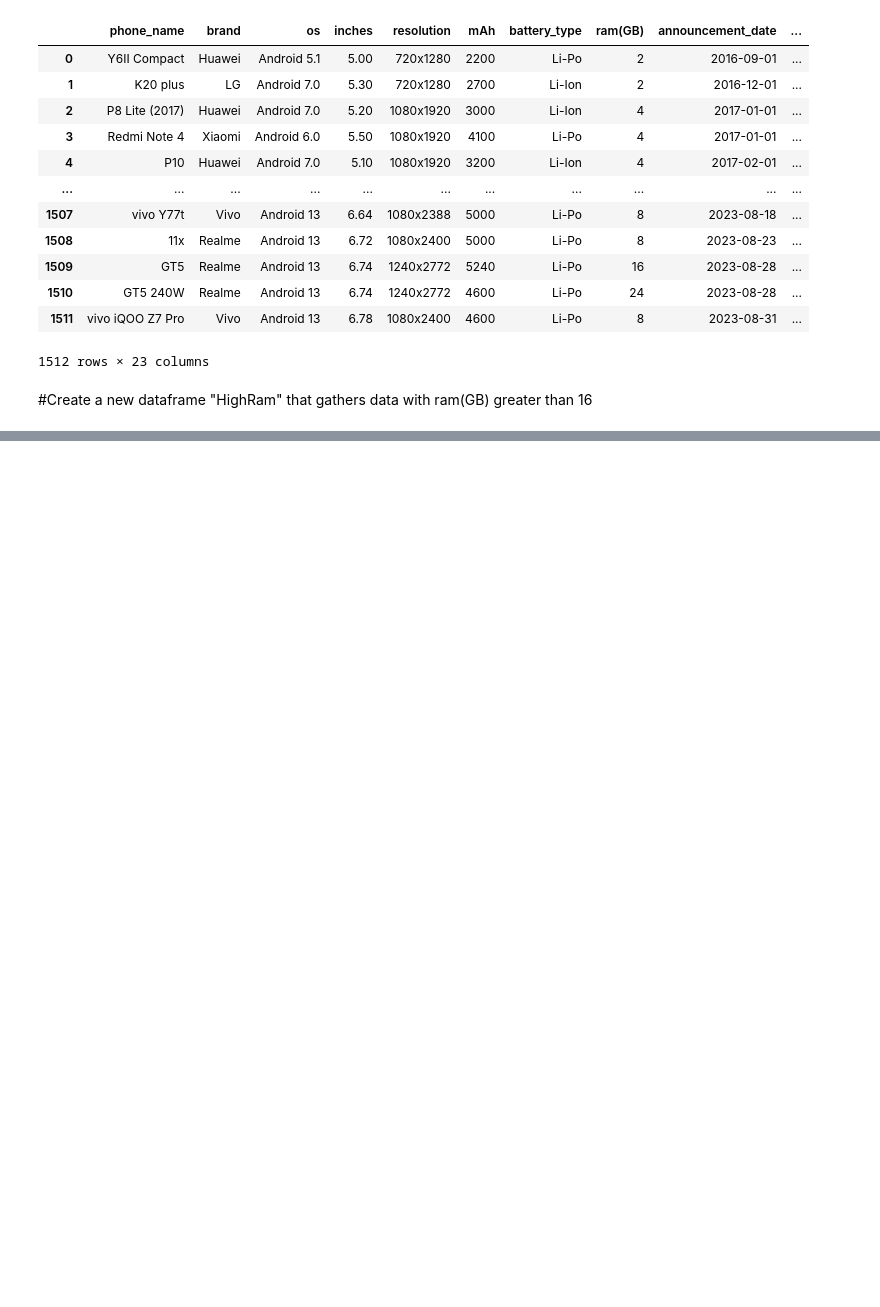
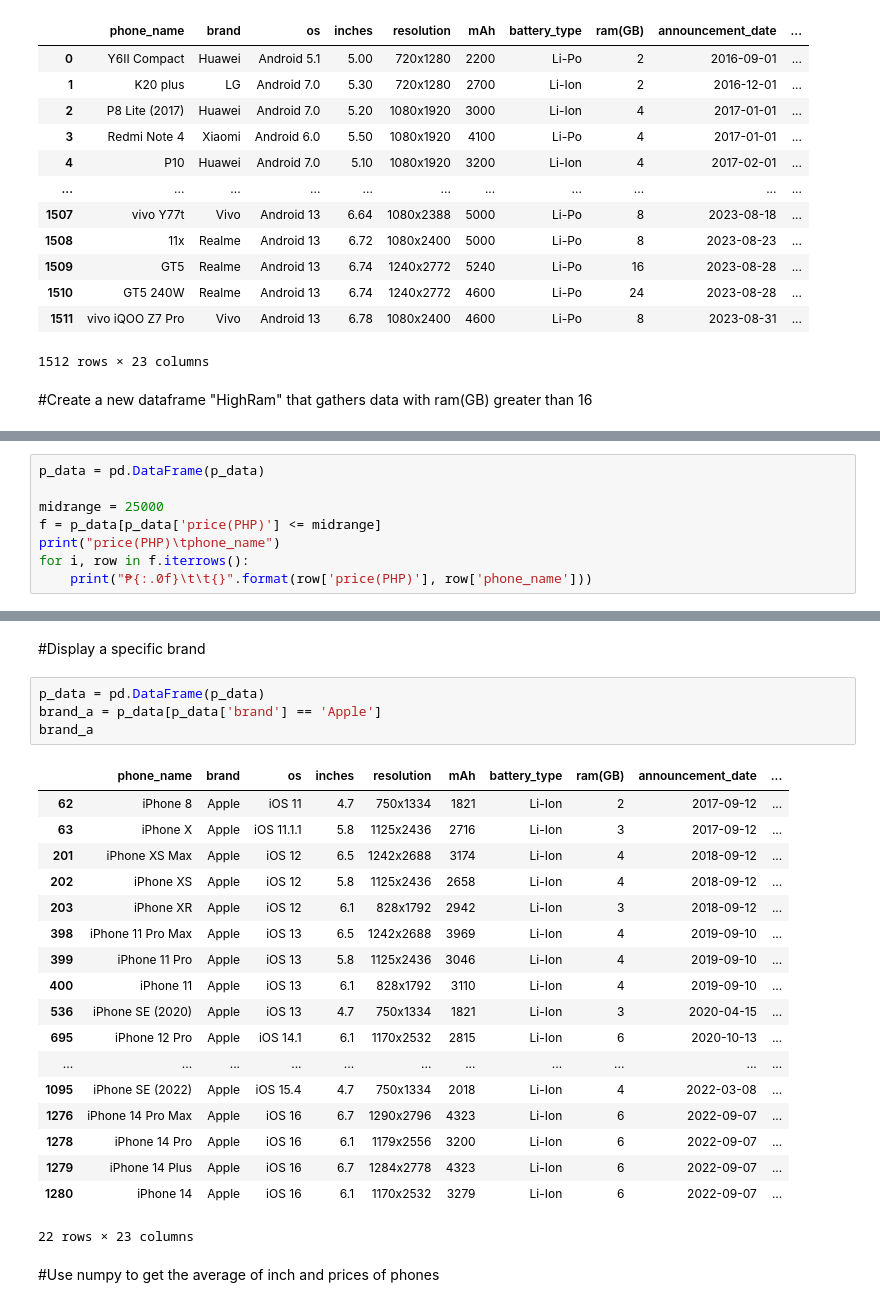
Before and after one commit to johnadornado/CPE-311, a Jupyter notebook: Seatwork_6_1_Exploratory_Data_Analysis_on_Your_Own_Dataset_.ipynb, the cells around one changed output, grey strips where cells are left out. Saved outputs shown, nothing was run; the diff lists cells and outputs as text; blank space fills up the shorter version.

```diff
--- a/Seatwork_6_1_Exploratory_Data_Analysis_on_Your_Own_Dataset_.ipynb
+++ b/Seatwork_6_1_Exploratory_Data_Analysis_on_Your_Own_Dataset_.ipynb
@@ -180,0 +206,8 @@ HighRam
+# %%
+p_data = pd.DataFrame(p_data)
+
+midrange = 25000
+f = p_data[p_data['price(PHP)'] <= midrange]
+print("price(PHP)\tphone_name")
+for i, row in f.iterrows():
+    print("₱{:.0f}\t\t{}".format(row['price(PHP)'], row['phone_name']))
@@ -180,0 +261,27 @@ HighRam
+# %% [markdown]
+#Display a specific brand
+# %%
+p_data = pd.DataFrame(p_data)
+brand_a = p_data[p_data['brand'] == 'Apple']
+brand_a
+# %% [output]
+|  | phone_name | brand | os | inches | resolution | mAh | battery_type | ram(GB) | announcement_date | ... |
+| 62 | iPhone 8 | Apple | iOS 11 | 4.7 | 750x1334 | 1821 | Li-Ion | 2 | 2017-09-12 | ... |
+| 63 | iPhone X | Apple | iOS 11.1.1 | 5.8 | 1125x2436 | 2716 | Li-Ion | 3 | 2017-09-12 | ... |
+| 201 | iPhone XS Max | Apple | iOS 12 | 6.5 | 1242x2688 | 3174 | Li-Ion | 4 | 2018-09-12 | ... |
+| 202 | iPhone XS | Apple | iOS 12 | 5.8 | 1125x2436 | 2658 | Li-Ion | 4 | 2018-09-12 | ... |
+| 203 | iPhone XR | Apple | iOS 12 | 6.1 | 828x1792 | 2942 | Li-Ion | 3 | 2018-09-12 | ... |
+| 398 | iPhone 11 Pro Max | Apple | iOS 13 | 6.5 | 1242x2688 | 3969 | Li-Ion | 4 | 2019-09-10 | ... |
+| 399 | iPhone 11 Pro | Apple | iOS 13 | 5.8 | 1125x2436 | 3046 | Li-Ion | 4 | 2019-09-10 | ... |
+| 400 | iPhone 11 | Apple | iOS 13 | 6.1 | 828x1792 | 3110 | Li-Ion | 4 | 2019-09-10 | ... |
+| 536 | iPhone SE (2020) | Apple | iOS 13 | 4.7 | 750x1334 | 1821 | Li-Ion | 3 | 2020-04-15 | ... |
+| 695 | iPhone 12 Pro | Apple | iOS 14.1 | 6.1 | 1170x2532 | 2815 | Li-Ion | 6 | 2020-10-13 | ... |
+| ... | ... | ... | ... | ... | ... | ... | ... | ... | ... | ... |
+| 1095 | iPhone SE (2022) | Apple | iOS 15.4 | 4.7 | 750x1334 | 2018 | Li-Ion | 4 | 2022-03-08 | ... |
+| 1276 | iPhone 14 Pro Max | Apple | iOS 16 | 6.7 | 1290x2796 | 4323 | Li-Ion | 6 | 2022-09-07 | ... |
+| 1278 | iPhone 14 Pro | Apple | iOS 16 | 6.1 | 1179x2556 | 3200 | Li-Ion | 6 | 2022-09-07 | ... |
+| 1279 | iPhone 14 Plus | Apple | iOS 16 | 6.7 | 1284x2778 | 4323 | Li-Ion | 6 | 2022-09-07 | ... |
+| 1280 | iPhone 14 | Apple | iOS 16 | 6.1 | 1170x2532 | 3279 | Li-Ion | 6 | 2022-09-07 | ... |
+22 rows × 23 columns
+# %% [markdown]
+#Use numpy to get the average of inch and prices of phones
```
Also changed, not shown: parts of 22 cells of this notebook.
